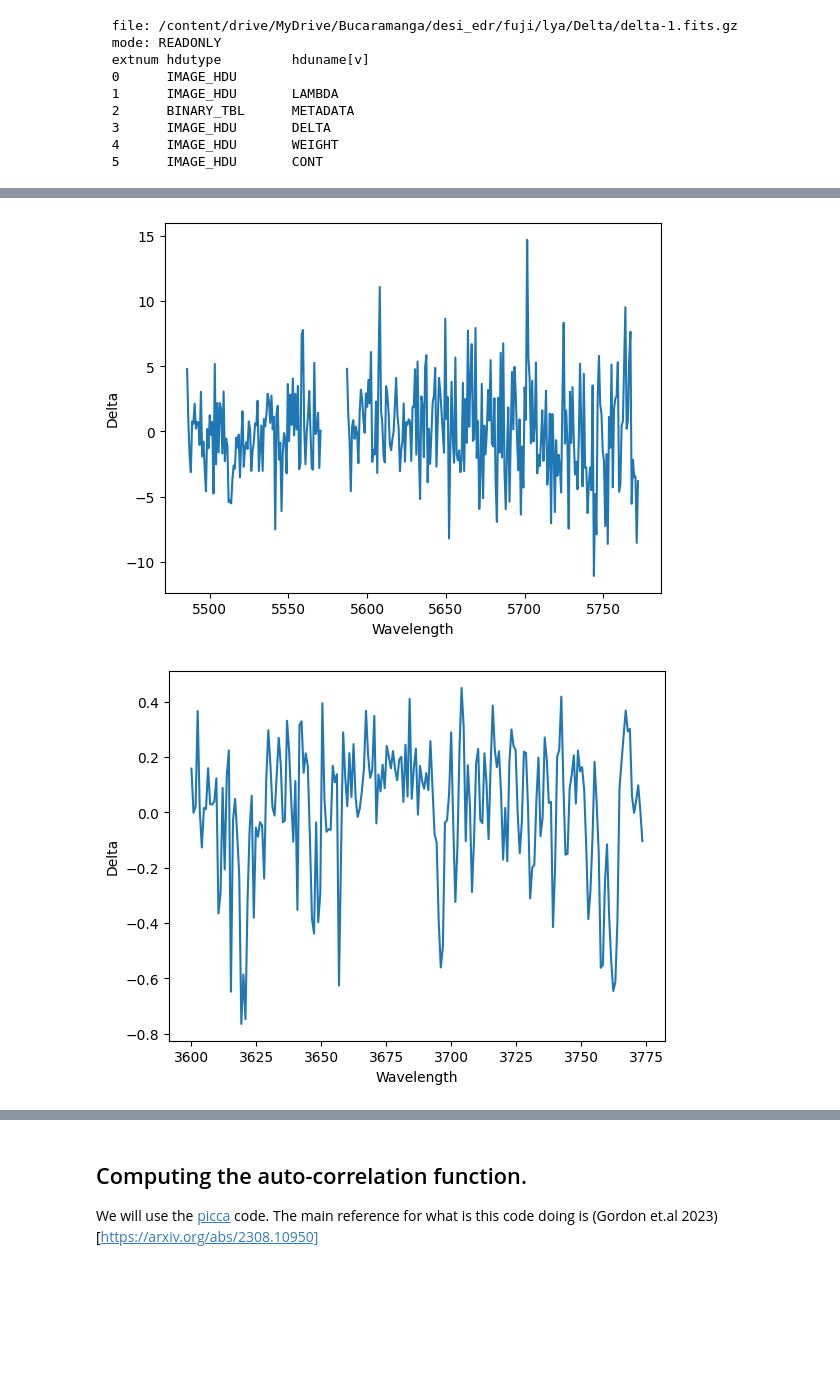
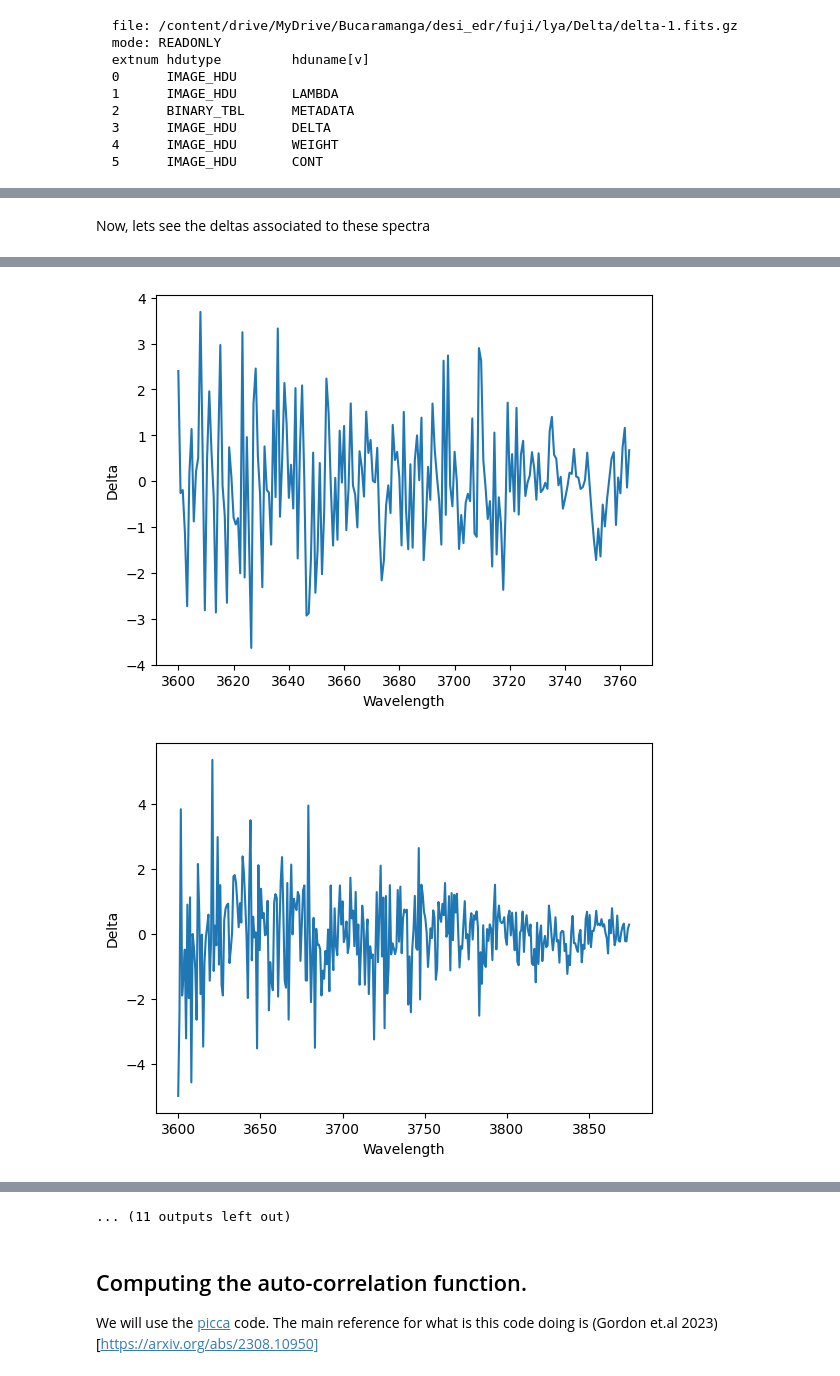
Before and after one commit to alxogm/tutorials, a Jupyter notebook: Lya_CF_colab.ipynb, the cells around one changed output, grey strips where cells are left out. Saved outputs shown, nothing was run; the diff lists cells and outputs as text; code cells hidden in the pictures; blank space fills up the shorter version.

```diff
--- a/Lya_CF_colab.ipynb
+++ b/Lya_CF_colab.ipynb
@@ -146,0 +224,2 @@ Table length=315
+# %%
+coadd_spec=get_spec_data_url(hpx[max_indx],'sv1','dark')
@@ -146,0 +230,4 @@ Table length=315
+# %%
+w=np.in1d(coadd_spec.fibermap["TARGETID"],zcat["TARGETID"])
+coadd_spec_=coadd_spec[w]
+coadd_spec_.fibermap
@@ -146,0 +254,8 @@ Table length=315
+# %%
+for i in range(len(coadd_spec_.fibermap)):
+  plt.plot(coadd_spec_.wave['b'],coadd_spec_.flux['b'][i])
+  plt.xlabel("Wavelength")
+  plt.ylabel("Flux")
+  plt.show()
+
+#Exercise:Add the redshift information and check all is consistent.
@@ -147,12 +276,13 @@ Table length=315
+# %% [markdown]
+Now, lets see the deltas associated to these spectra
+# %%
+w=np.in1d(metadata["TARGETID"],zcat["TARGETID"])
+deltas=deltas[w]
 # %%
-wavelenght=delta_1["LAMBDA"][:]
-
-deltas=delta_1["DELTA"][:,:]
-
-for i in range(5):
-  plt.plot(wavelenght,deltas[i])
+#Note thes in general will not be in the same order as above, we need to fix this...
+for i in range(len(deltas)):
+  plt.plot(wavelength,deltas[i])
   plt.xlabel("Wavelength")
   plt.ylabel("Delta")
-  #plt.xlim(3600,5772.)
   plt.show()
 # %% [output]
@@ -162,2 +292,2 @@ for i in range(5):
-[figure, old version]
+[figure, new version]
-[figure, old version]
+[figure, new version]
@@ -164,3 +301,4 @@ for i in range(5):
+... (11 outputs left out)
 # %%
 #Exercise: Make plots of the continuum and the weights.
 # %% [markdown]
```
Also changed, not shown: parts of 17 cells of this notebook.
